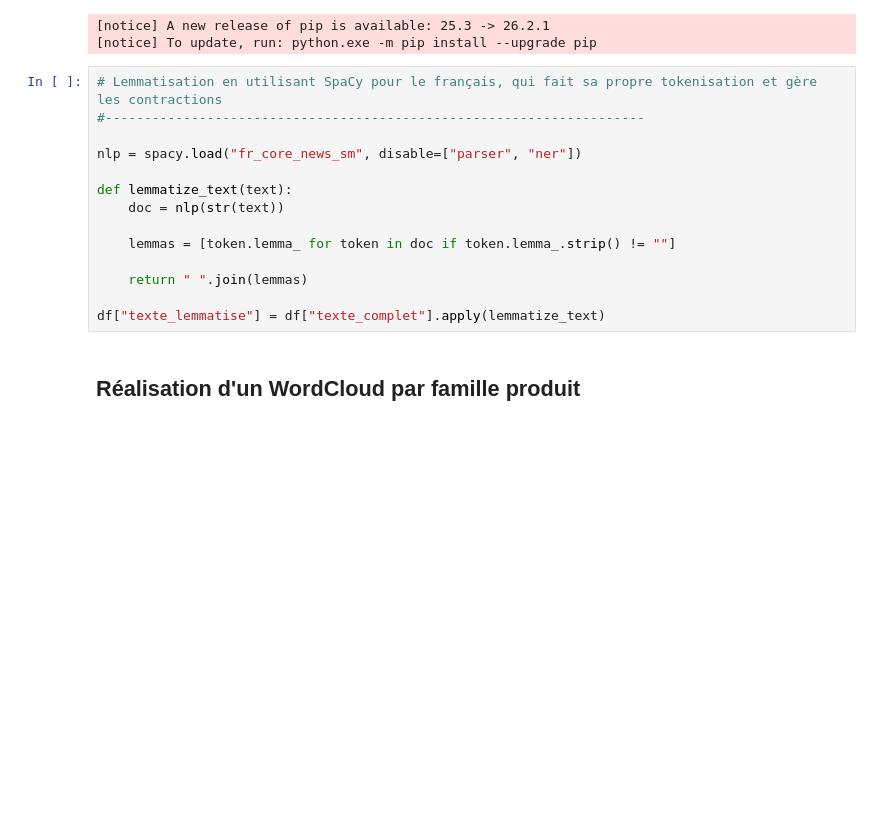
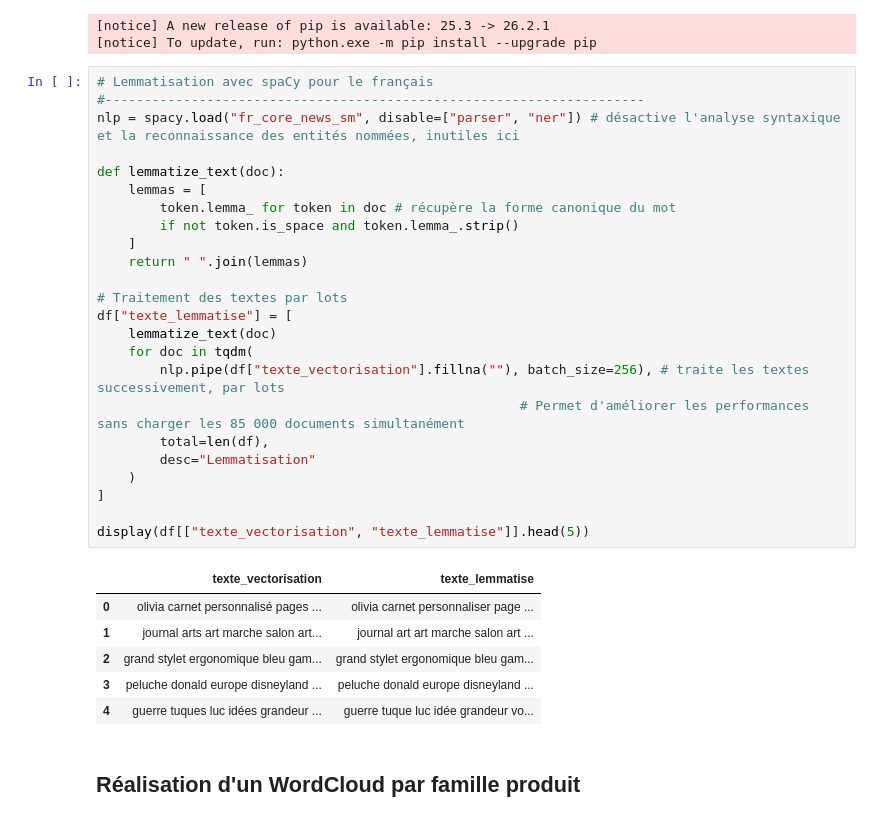
Before and after one commit to DataScientest-Studio/sep25_alt2_iia_rakuten_2, a Jupyter notebook: Exploration_donnees_&_Dataviz/Preprocess_FeatureEng_txt.ipynb, the cells around one changed output. Drawn from its saved outputs; the diff is of its cells as text; blank space fills up the shorter version.

```diff
--- a/Exploration_donnees_&_Dataviz/Preprocess_FeatureEng_txt.ipynb
+++ b/Exploration_donnees_&_Dataviz/Preprocess_FeatureEng_txt.ipynb
@@ -369,20 +678,37 @@ Collecting fr-core-news-sm==3.8.0
 You can now load the package via spacy.load('fr_core_news_sm')
 [notice] A new release of pip is available: 25.3 -> 26.2.1
 [notice] To update, run: python.exe -m pip install --upgrade pip
-# %%
-# Lemmatisation en utilisant SpaCy pour le français, qui fait sa propre tokenisation et gère les contractions
-#---------------------------------------------------------------------
-
-nlp = spacy.load("fr_core_news_sm", disable=["parser", "ner"])
-
-def lemmatize_text(text):
-    doc = nlp(str(text))
-
-    lemmas = [token.lemma_ for token in doc if token.lemma_.strip() != ""]
-
-    return " ".join(lemmas)
-
-df["texte_lemmatise"] = df["texte_complet"].apply(lemmatize_text)
+# %%
+# Lemmatisation avec spaCy pour le français
+#---------------------------------------------------------------------
+nlp = spacy.load("fr_core_news_sm", disable=["parser", "ner"]) # désactive l'analyse syntaxique et la reconnaissance des entités nommées, inutiles ici
+
+def lemmatize_text(doc):
+    lemmas = [
+        token.lemma_ for token in doc # récupère la forme canonique du mot
+        if not token.is_space and token.lemma_.strip()
+    ]
+    return " ".join(lemmas)
+
+# Traitement des textes par lots
+df["texte_lemmatise"] = [
+    lemmatize_text(doc)
+    for doc in tqdm(
+        nlp.pipe(df["texte_vectorisation"].fillna(""), batch_size=256), # traite les textes successivement, par lots
+                                                      # Permet d'améliorer les performances sans charger les 85 000 documents simultanément
+        total=len(df),
+        desc="Lemmatisation"
+    )
+]
+
+display(df[["texte_vectorisation", "texte_lemmatise"]].head(5))
+# %% [output]
+|  | texte_vectorisation | texte_lemmatise |
+| 0 | olivia carnet personnalisé pages ... | olivia carnet personnaliser page ... |
+| 1 | journal arts art marche salon art... | journal art art marche salon art ... |
+| 2 | grand stylet ergonomique bleu gam... | grand stylet ergonomique bleu gam... |
+| 3 | peluche donald europe disneyland ... | peluche donald europe disneyland ... |
+| 4 | guerre tuques luc idées grandeur ... | guerre tuque luc idée grandeur vo... |
 # %% [markdown]
 ## Réalisation d'un WordCloud par famille produit
 # %%
```
Also changed, not shown: parts of 33 cells of this notebook, 1 other file.
